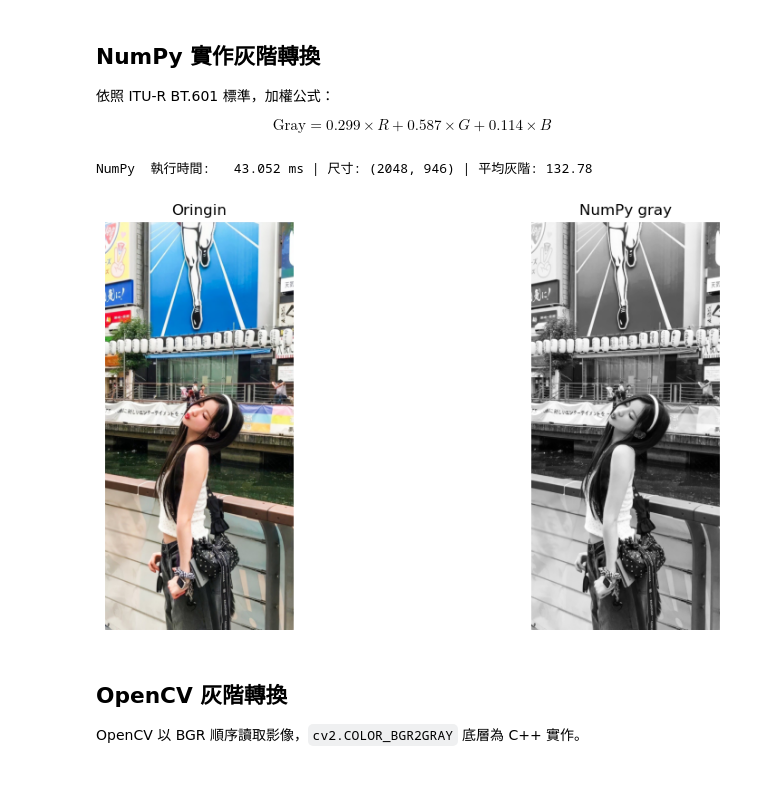
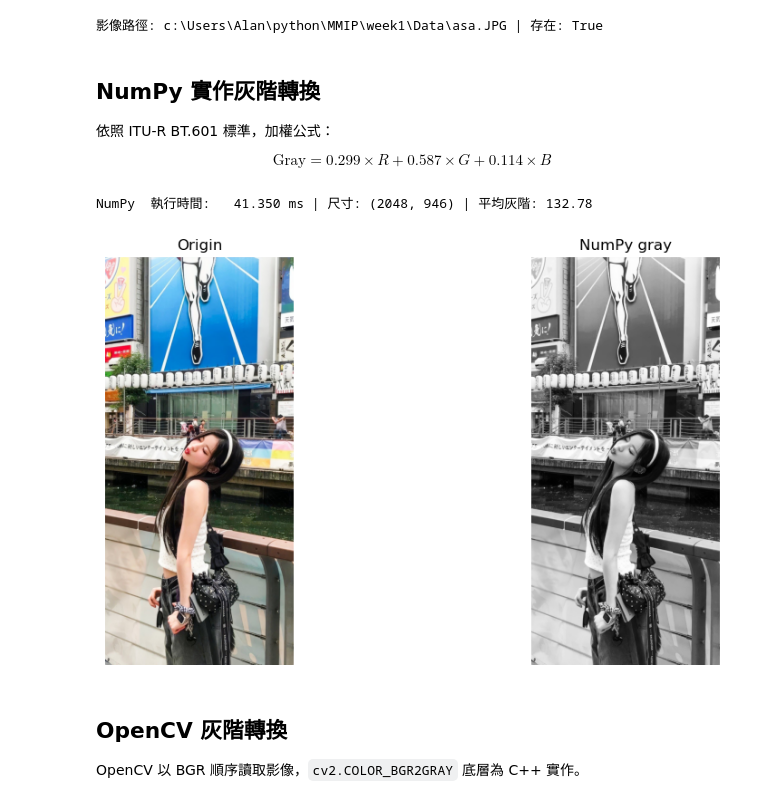
Before and after one commit to Alan93224/MMIP, a Jupyter notebook: week1/main.ipynb, the cells around one changed output. Cells and saved outputs as stored; diff of their text form; code cells hidden in the pictures.

```diff
--- a/week1/main.ipynb
+++ b/week1/main.ipynb
@@ -1,18 +1,26 @@
 # %%
+import os
+import sys
 import numpy as np
 import cv2
 import matplotlib.pyplot as plt
-import time
 
-IMAGE_PATH = 'data/asa.JPG'
+# 讓 notebook 不論從哪個目錄啟動，都能找到 Code 套件
+BASE_DIR = os.path.abspath('')
+if BASE_DIR not in sys.path:
+    sys.path.insert(0, BASE_DIR)
+
+import Code.week1 as w1
+from importlib import reload
+reload(w1)
+
+IMAGE_PATH = os.path.join(BASE_DIR, 'Data', 'asa.JPG')
+print('影像路徑:', IMAGE_PATH, '| 存在:', os.path.isfile(IMAGE_PATH))
 
 # 每執行一次方法就累積一筆，重跑此格會清空紀錄
 records = []
-
-
-def log_run(name, ms, gray):
-    records.append({'method': name, 'ms': ms, 'shape': gray.shape, 'mean': gray.mean()})
-    print(f'{name:<6s} 執行時間: {ms:8.3f} ms | 尺寸: {gray.shape} | 平均灰階: {gray.mean():.2f}')
+# %% [output]
+影像路徑: c:\Users\Alan\python\MMIP\week1\Data\asa.JPG | 存在: True
 # %% [markdown]
 ## NumPy 實作灰階轉換
 
@@ -20,28 +28,10 @@ def log_run(name, ms, gray):
 
 $$\text{Gray} = 0.299 \times R + 0.587 \times G + 0.114 \times B$$
 # %%
-img_rgb = plt.imread(IMAGE_PATH)
-
-weights = np.array([0.299, 0.587, 0.114],dtype=np.float32)
-
-t0 = time.perf_counter()
-gray_float = np.dot(img_rgb.astype(np.float32), weights)
-gray_numpy = np.clip(np.round(gray_float), 0, 255).astype(np.uint8)
-numpy_ms = (time.perf_counter() - t0) * 1000
-log_run('NumPy', numpy_ms, gray_numpy)
-
-fig, axes = plt.subplots(1, 2, figsize=(12, 5))
-axes[0].imshow(img_rgb)
-axes[0].set_title('Oringin')
-axes[0].axis('off')
-axes[1].imshow(gray_numpy, cmap='gray')
-axes[1].set_title('NumPy gray')
-axes[1].axis('off')
-plt.tight_layout()
-plt.show()
+img_rgb, gray_numpy = w1.numpy_gray(IMAGE_PATH, records)
 # %% [output]
-NumPy  執行時間:   43.052 ms | 尺寸: (2048, 946) | 平均灰階: 132.78
+NumPy  執行時間:   41.350 ms | 尺寸: (2048, 946) | 平均灰階: 132.78
-[figure, old version]
+[figure, new version]
 # %% [markdown]
 ## OpenCV 灰階轉換
 
```
Also changed, not shown: parts of 2 cells of this notebook, 2 other files.
